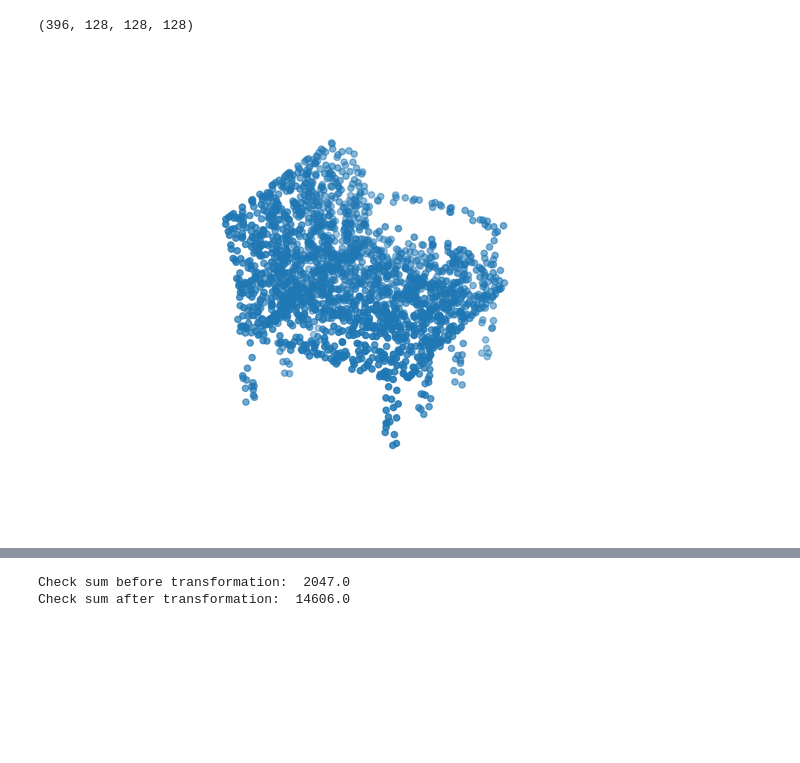
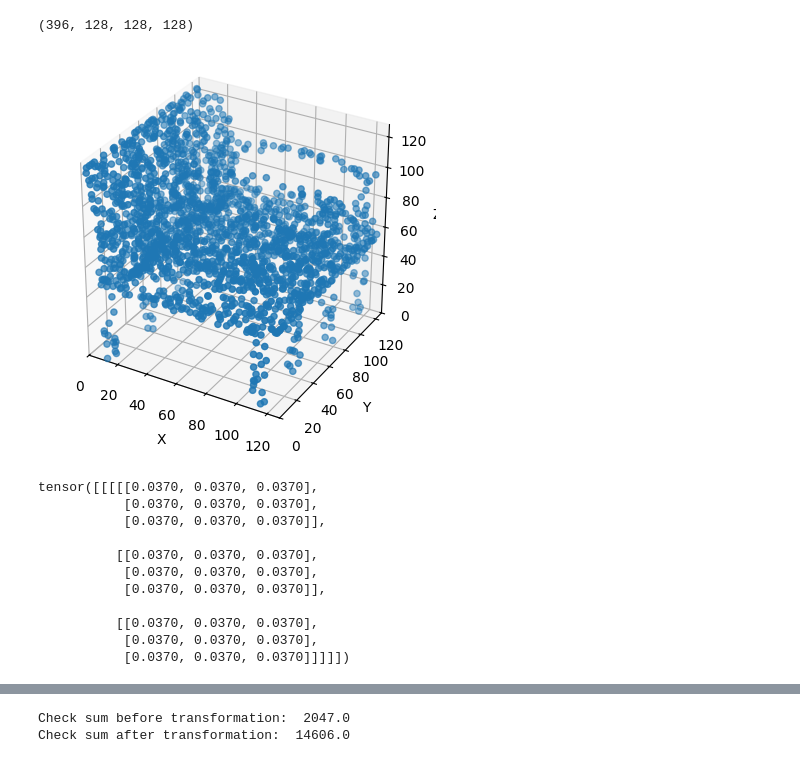
Before and after one commit to nguyendinhson-kaist/CS429D_project, a Jupyter notebook: visualize.ipynb, the cells around one changed output, grey strips where cells are left out. Drawn from its saved outputs; the diff is of its cells as text; code cells hidden in the pictures; blank space fills up the shorter version.

```diff
--- a/visualize.ipynb
+++ b/visualize.ipynb
@@ -1,6 +1,7 @@
 # %%
 %load_ext autoreload
 %autoreload 2
+%matplotlib inline
 import numpy as np
 import torch
 import h5py
@@ -9,6 +10,8 @@ import matplotlib.pyplot as plt
 from mpl_toolkits.mplot3d import Axes3D
 from io import BytesIO
 from PIL import Image
+import ipywidgets as widgets
+from IPython.display import display
 
 def visualize_voxel(voxel_grid):
     """
@@ -38,19 +41,24 @@ def visualize_voxel(voxel_grid):
     # Set the aspect ratio to be equal
     ax.set_box_aspect([1, 1, 1])
 
+    # ax = fig.add_subplot(111, projection='3d')
+    # ax.voxels(voxel_grid, facecolors='cyan', edgecolor='k')
+
     # Set the limits for the axes
     ax.set_xlim([0, voxel_grid.shape[0]])
     ax.set_ylim([0, voxel_grid.shape[1]])
     ax.set_zlim([0, voxel_grid.shape[2]])
-
+    plt.show()
     ax.axis("off")
-    buf = BytesIO()
-    plt.savefig(buf, format='png')
-    buf.seek(0)  # Move the buffer cursor to the beginning
-    plt.close()
-    # Convert the buffer into a Pillow Image
-    img = Image.open(buf)
-    return img
+    plt.show()
+    # return None
+    # buf = BytesIO()
+    # plt.savefig(buf, format='png')
+    # buf.seek(0)  # Move the buffer cursor to the beginning
+    # plt.close()
+    # # Convert the buffer into a Pillow Image
+    # img = Image.open(buf)
+    # return img
 # %%
 # load the preprocessed voxel data.
 voxels = np.load("./data/hdf5_data/chair_voxels_val.npy")
@@ -58,7 +66,7 @@ print(voxels.shape)
 # %% [output]
 (396, 128, 128, 128)
 # %%
-img = visualize_voxel(voxels[0])
-display(img)
+visualize_voxel(voxels[0])
+# display(img)
 # %% [output]
-[figure, old version]
+[figure, new version]
@@ -64,0 +78,17 @@ display(img)
+# %%
+import torch.nn as nn
+conv = nn.Conv3d(in_channels=1, out_channels=1, kernel_size=3, stride=1, padding=1, bias=False)
+# Initialize weight of conv to make it as a mean filter
+conv.weight.data.fill_(1.0/27)
+# %% [output]
+tensor([[[[[0.0370, 0.0370, 0.0370],
+           [0.0370, 0.0370, 0.0370],
+           [0.0370, 0.0370, 0.0370]],
+
+          [[0.0370, 0.0370, 0.0370],
+           [0.0370, 0.0370, 0.0370],
+           [0.0370, 0.0370, 0.0370]],
+
+          [[0.0370, 0.0370, 0.0370],
+           [0.0370, 0.0370, 0.0370],
+           [0.0370, 0.0370, 0.0370]]]]])
```
Also changed, not shown: parts of 4 cells of this notebook, 6 other files.
